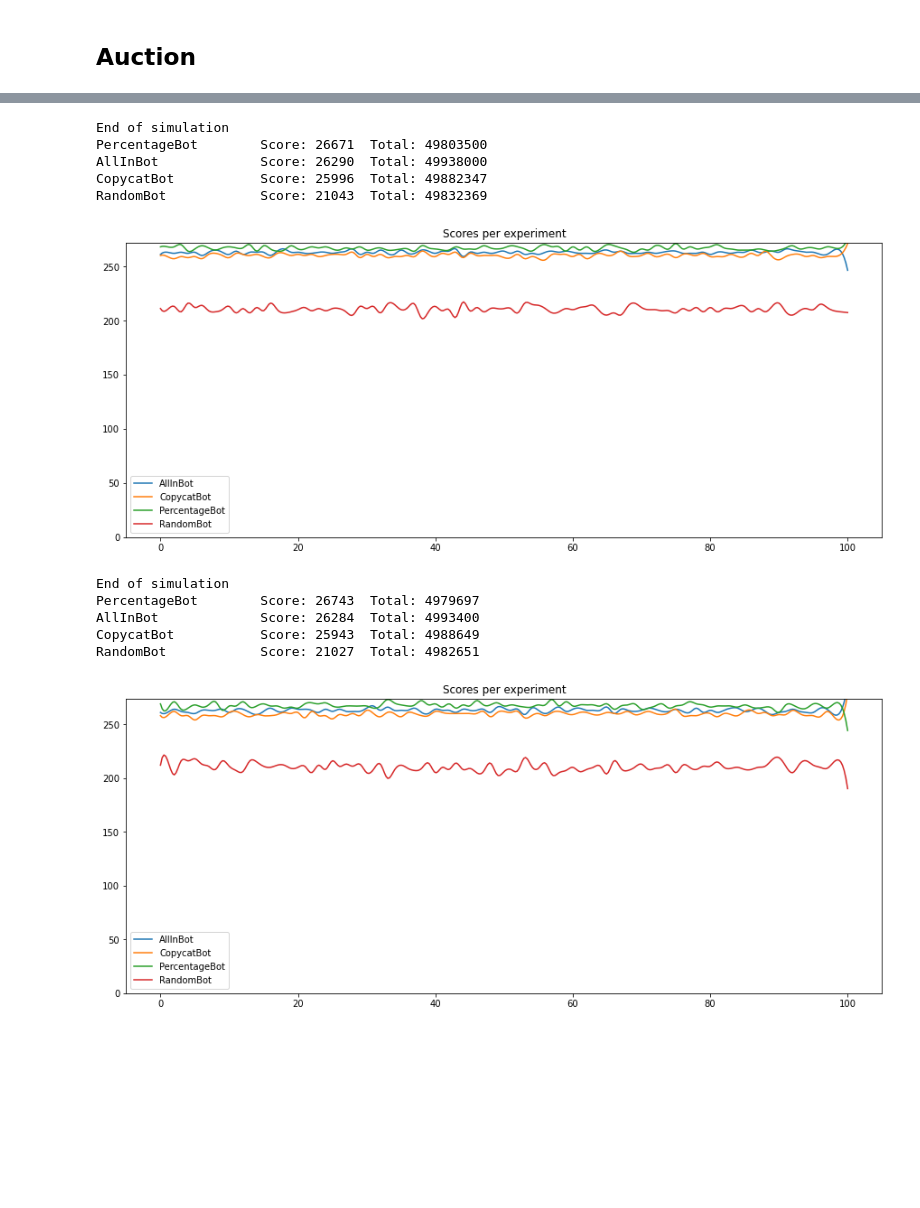
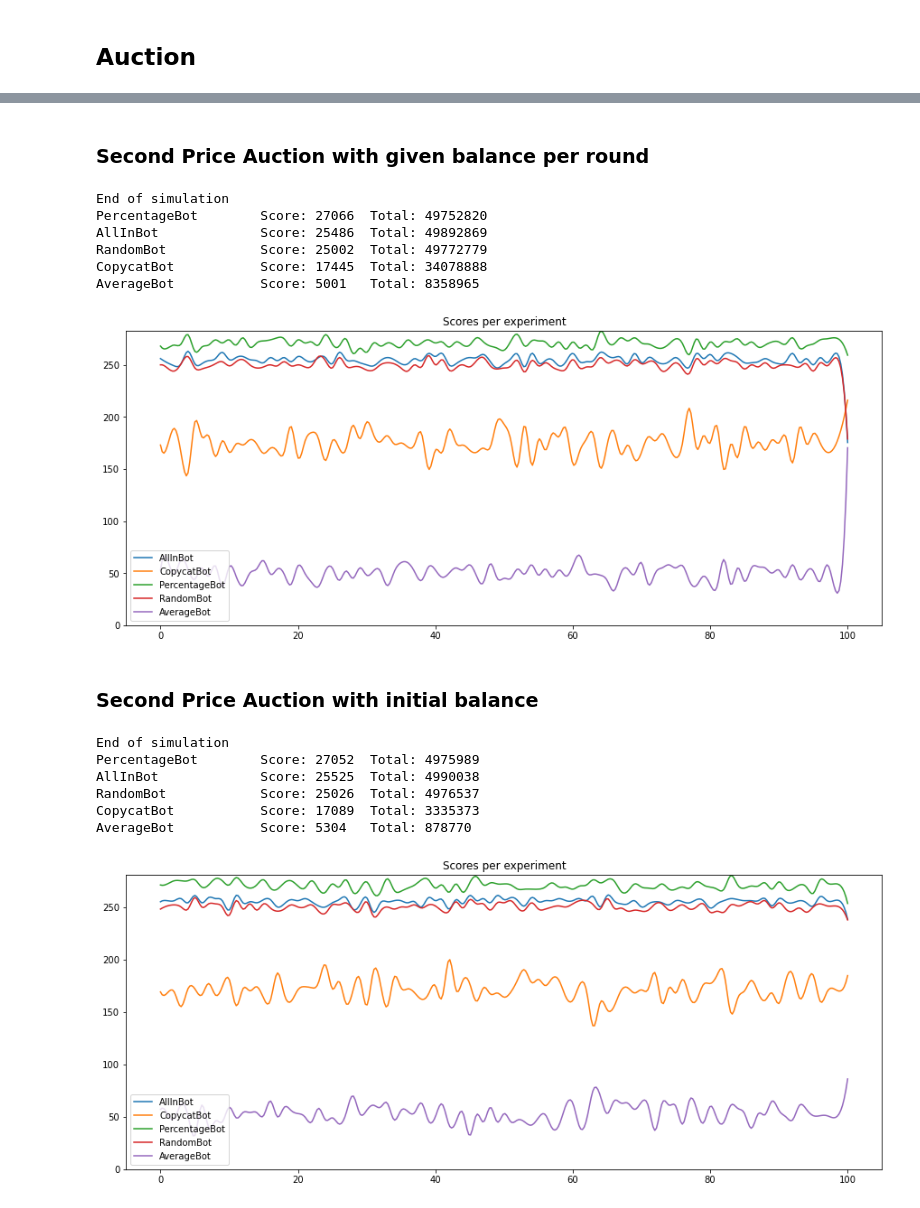
Before and after one commit to chriskrez/MultiagentSystems, a Jupyter notebook: agents.ipynb, the cells around one changed output, grey strips where cells are left out. Saved outputs shown, nothing was run; the diff lists cells and outputs as text; code cells hidden in the pictures; blank space fills up the shorter version.

Commit message:
Added second price auction logic

```diff
--- a/agents.ipynb
+++ b/agents.ipynb
@@ -164,7 +165,7 @@ bot_list = [
     PercentageBot,
 #     CounterBot,
     RandomBot,
-#     AverageBot,
+    AverageBot,
 #     EvenBot
 ]
 
@@ -191,7 +190,7 @@ def shuffle_order(num_list):
         hash_index //= i
     return result
 # %%
-def auction(agent_indexes, rounds, bal_per_round, init_balance):
+def auction(agent_indexes, rounds, bal_per_round, init_balance, first_price):
     agent_indexes = shuffle_order(agent_indexes)
     agents = [bot_list[i](rounds, len(agent_indexes), bal_per_round, init_balance) for i in agent_indexes]
 
@@ -237,7 +236,13 @@ def auction(agent_indexes, rounds, bal_per_round, init_balance):
             (prev_winner, prev_bid) = (-1, -1)
         else:
             w_bid = bids[winner]
-            (prev_bid, prev_winner) = (w_bid.amount, w_bid.index)
+
+            if first_price or len(bids) == winner + 1:
+                prev_bid = w_bid.amount
+            else:
+                prev_bid = bids[winner + 1].amount
+
+            prev_winner = w_bid.index
             score[agent_indexes[prev_winner]] += 1
             total[agent_indexes[prev_winner]] += prev_bid
             balance[prev_winner] -= prev_bid
@@ -250,13 +255,13 @@ def show_results(score, total):
     for score, total, agent in results:
         print("%-20s Score: %-6d Total: %d" % (agent.__name__, score, total))
 # %%
-def simulate(experiments=10, rounds=10, bal_per_round=500, init_balance=0, print_experiments=True):
+def simulate(experiments=10, rounds=10, bal_per_round=500, init_balance=0, first_price=True, print_experiments=False):
     scores = []
     totals = []
 
     for _ in range(experiments):
         agent_indexes = list(range(N))
-        (score, total) = auction(agent_indexes, rounds, bal_per_round, init_balance)
+        (score, total) = auction(agent_indexes, rounds, bal_per_round, init_balance, first_price)
         scores.append(np.array(score))
         totals.append(np.array(total))
 
@@ -294,4 +299,4 @@ def plot_experiments(bots, experiments, scores):
     plt.title('Scores per experiment')
     plt.ylim(ymin=0)
     plt.ylim(ymax=max(max(x) for x in scores) + 1)
-    plt.legend()
+    plt.legend(loc='lower left')
@@ -298,23 +332,26 @@ def plot_experiments(bots, experiments, scores):
+# %% [markdown]
+### Second Price Auction with given balance per round
 # %%
-experiments = 100
-rounds = 1000
-
-scores, totals = simulate(experiments, rounds, print_experiments=False)
+scores, totals = simulate(experiments, rounds, bal_per_round=500, init_balance=0, first_price = False)
 plot_experiments(bot_list, experiments, scores)
 # %% [output]
 End of simulation
-PercentageBot        Score: 26671  Total: 49803500
-AllInBot             Score: 26290  Total: 49938000
-CopycatBot           Score: 25996  Total: 49882347
-RandomBot            Score: 21043  Total: 49832369
+PercentageBot        Score: 27066  Total: 49752820
+AllInBot             Score: 25486  Total: 49892869
+RandomBot            Score: 25002  Total: 49772779
+CopycatBot           Score: 17445  Total: 34078888
+AverageBot           Score: 5001   Total: 8358965
-[figure, old version]
+[figure, new version]
+# %% [markdown]
+### Second Price Auction with initial balance
 # %%
-#scores, totals = simulate(experiments, rounds, bal_per_round=0, init_balance=50000, print_experiments=False)
-#plot_experiments(bot_list, experiments, scores)
+scores, totals = simulate(experiments, rounds, bal_per_round=0, init_balance=50000, first_price=False)
+plot_experiments(bot_list, experiments, scores)
 # %% [output]
 End of simulation
-PercentageBot        Score: 26743  Total: 4979697
-AllInBot             Score: 26284  Total: 4993400
-CopycatBot           Score: 25943  Total: 4988649
-RandomBot            Score: 21027  Total: 4982651
+PercentageBot        Score: 27052  Total: 4975989
+AllInBot             Score: 25525  Total: 4990038
+RandomBot            Score: 25026  Total: 4976537
+CopycatBot           Score: 17089  Total: 3335373
+AverageBot           Score: 5304   Total: 878770
-[figure, old version]
+[figure, new version]
```
Also changed, not shown: parts of 8 cells of this notebook.
